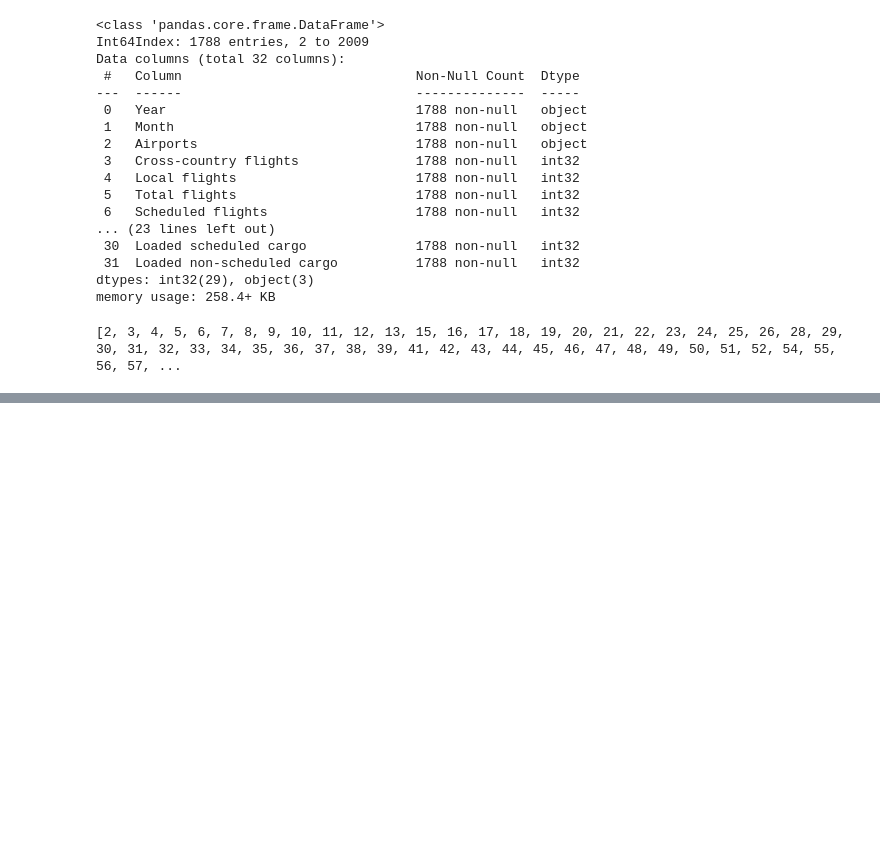
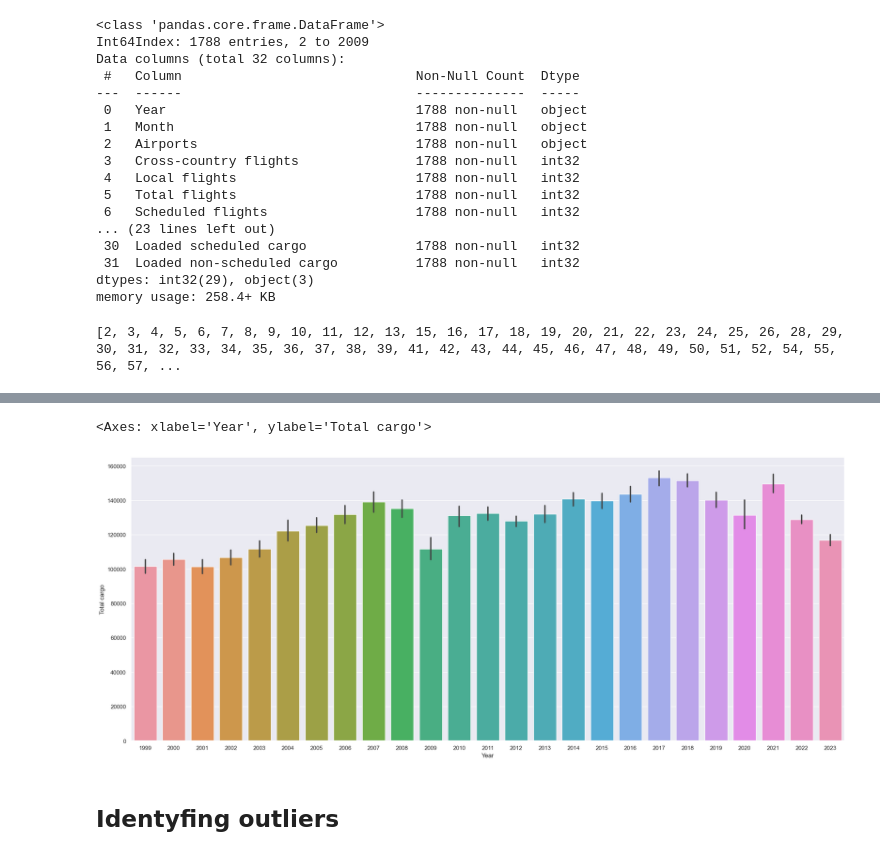
Before and after one commit to RubenCharleston/MSc_CA2_2021116, a Jupyter notebook: CA2.ipynb, the cells around one changed output, grey strips where cells are left out. Drawn from its saved outputs; the diff is of its cells as text; code cells hidden in the pictures; blank space fills up the shorter version.

```diff
--- a/CA2.ipynb
+++ b/CA2.ipynb
@@ -465,0 +519,8 @@ print(list(dfNd.index.values))
+# %%
+sns.set(rc={'figure.figsize':(25,10)})
+sns.barplot(x=dfNdTotal.Year, y=dfNdTotal['Total cargo'])
+# %% [output]
+<Axes: xlabel='Year', ylabel='Total cargo'>
+[figure, added]
+# %% [markdown]
+## Identyfing outliers
```
Also changed, not shown: parts of 43 cells of this notebook, 3 other files.
